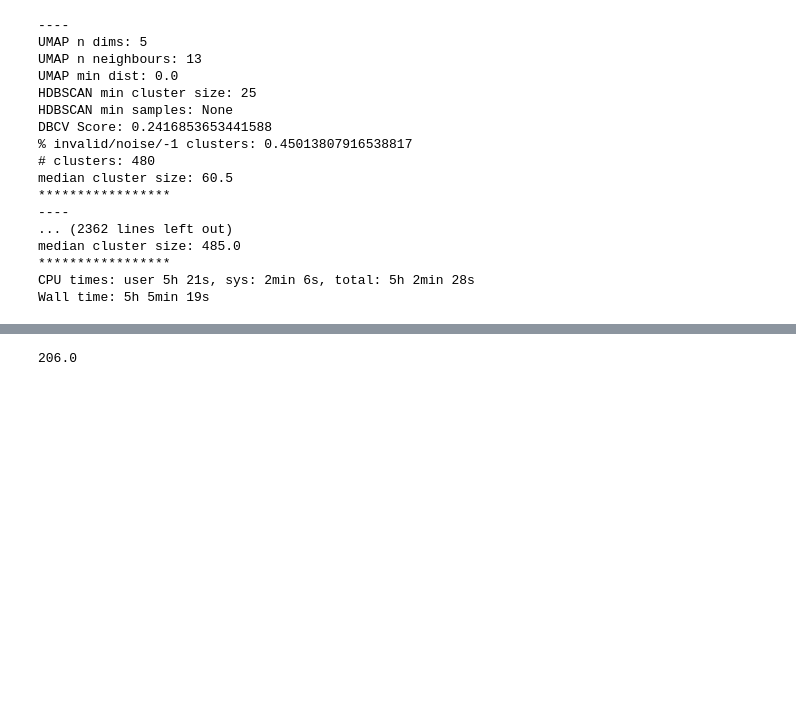
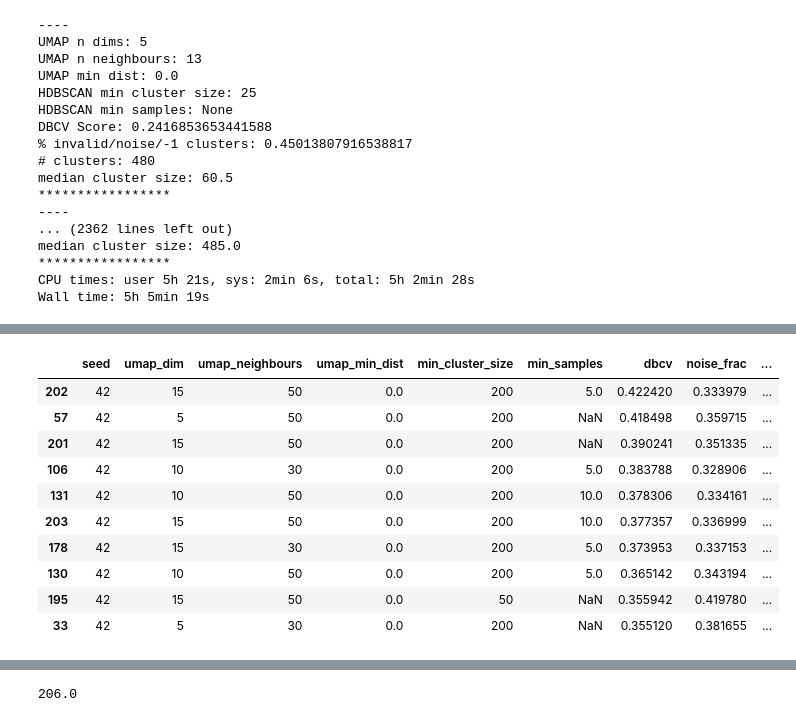
Before and after one commit to ilyankou/ms-marco-geospatial, a Jupyter notebook: 2-Cluster.ipynb, the cells around one changed output, grey strips where cells are left out. Cells and saved outputs as stored; diff of their text form; code cells hidden in the pictures; blank space fills up the shorter version.

```diff
--- a/2-Cluster.ipynb
+++ b/2-Cluster.ipynb
@@ -145,0 +162,15 @@ Wall time: 5h 5min 19s
+# %%
+top_configs = pd.read_csv('output/umap_hdbscan_runs.csv').sort_values('dbcv', ascending=False).head(10)
+top_configs
+# %% [output]
+|  | seed | umap_dim | umap_neighbours | umap_min_dist | min_cluster_size | min_samples | dbcv | noise_frac | ... |
+| 202 | 42 | 15 | 50 | 0.0 | 200 | 5.0 | 0.422420 | 0.333979 | ... |
+| 57 | 42 | 5 | 50 | 0.0 | 200 | NaN | 0.418498 | 0.359715 | ... |
+| 201 | 42 | 15 | 50 | 0.0 | 200 | NaN | 0.390241 | 0.351335 | ... |
+| 106 | 42 | 10 | 30 | 0.0 | 200 | 5.0 | 0.383788 | 0.328906 | ... |
+| 131 | 42 | 10 | 50 | 0.0 | 200 | 10.0 | 0.378306 | 0.334161 | ... |
+| 203 | 42 | 15 | 50 | 0.0 | 200 | 10.0 | 0.377357 | 0.336999 | ... |
+| 178 | 42 | 15 | 30 | 0.0 | 200 | 5.0 | 0.373953 | 0.337153 | ... |
+| 130 | 42 | 10 | 50 | 0.0 | 200 | 5.0 | 0.365142 | 0.343194 | ... |
+| 195 | 42 | 15 | 50 | 0.0 | 50 | NaN | 0.355942 | 0.419780 | ... |
+| 33 | 42 | 5 | 30 | 0.0 | 200 | NaN | 0.355120 | 0.381655 | ... |
```
Also changed, not shown: parts of 9 cells of this notebook, 2 other files.
